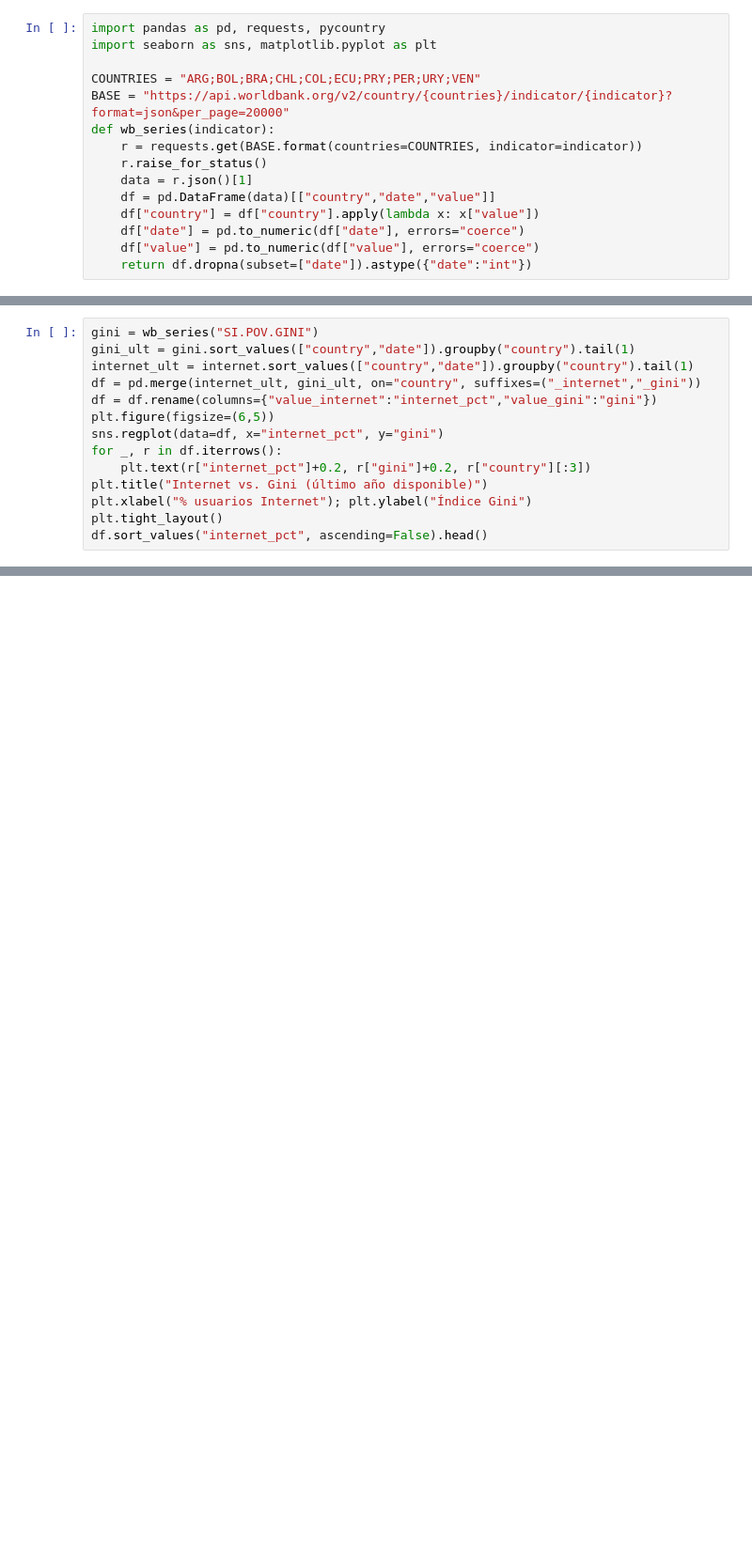
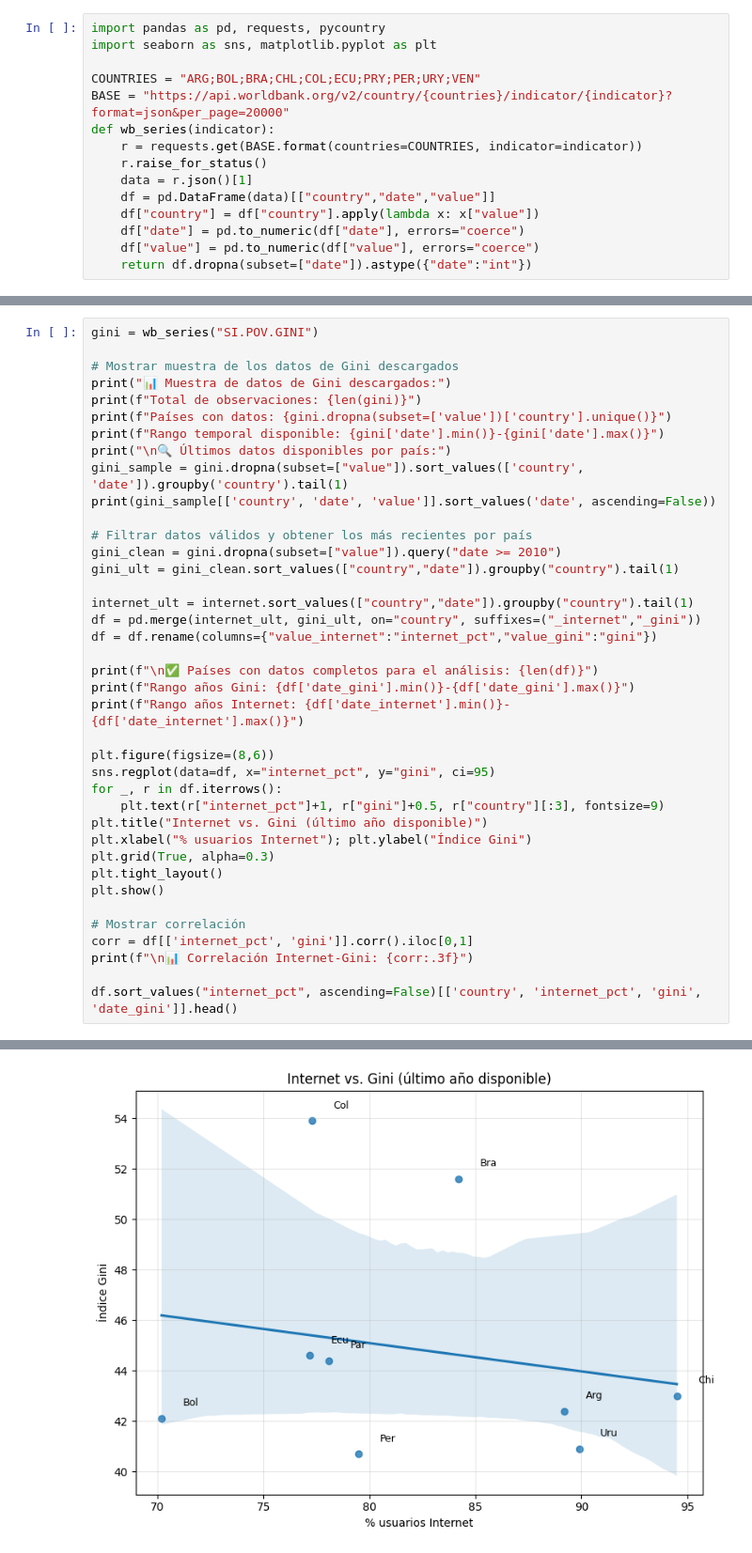
Before and after one commit to alex-roc/social-data-science, a Jupyter notebook: notebook-1.ipynb, the cells around one changed output, grey strips where cells are left out. Shown at 94% size. Saved outputs shown, nothing was run; the diff lists cells and outputs as text; blank space fills up the shorter version.

```diff
--- a/notebook-1.ipynb
+++ b/notebook-1.ipynb
@@ -32,14 +131,40 @@ plt.tight_layout()
 # %%
 gini = wb_series("SI.POV.GINI")
-gini_ult = gini.sort_values(["country","date"]).groupby("country").tail(1)
+
+# Mostrar muestra de los datos de Gini descargados
+print("📊 Muestra de datos de Gini descargados:")
+print(f"Total de observaciones: {len(gini)}")
+print(f"Países con datos: {gini.dropna(subset=['value'])['country'].unique()}")
+print(f"Rango temporal disponible: {gini['date'].min()}-{gini['date'].max()}")
+print("\n🔍 Últimos datos disponibles por país:")
+gini_sample = gini.dropna(subset=["value"]).sort_values(['country', 'date']).groupby('country').tail(1)
+print(gini_sample[['country', 'date', 'value']].sort_values('date', ascending=False))
+
+# Filtrar datos válidos y obtener los más recientes por país
+gini_clean = gini.dropna(subset=["value"]).query("date >= 2010")
+gini_ult = gini_clean.sort_values(["country","date"]).groupby("country").tail(1)
+
 internet_ult = internet.sort_values(["country","date"]).groupby("country").tail(1)
 df = pd.merge(internet_ult, gini_ult, on="country", suffixes=("_internet","_gini"))
 df = df.rename(columns={"value_internet":"internet_pct","value_gini":"gini"})
-plt.figure(figsize=(6,5))
-sns.regplot(data=df, x="internet_pct", y="gini")
+
+print(f"\n✅ Países con datos completos para el análisis: {len(df)}")
+print(f"Rango años Gini: {df['date_gini'].min()}-{df['date_gini'].max()}")
+print(f"Rango años Internet: {df['date_internet'].min()}-{df['date_internet'].max()}")
+
+plt.figure(figsize=(8,6))
+sns.regplot(data=df, x="internet_pct", y="gini", ci=95)
 for _, r in df.iterrows():
-    plt.text(r["internet_pct"]+0.2, r["gini"]+0.2, r["country"][:3])
+    plt.text(r["internet_pct"]+1, r["gini"]+0.5, r["country"][:3], fontsize=9)
 plt.title("Internet vs. Gini (último año disponible)")
 plt.xlabel("% usuarios Internet"); plt.ylabel("Índice Gini")
+plt.grid(True, alpha=0.3)
 plt.tight_layout()
-df.sort_values("internet_pct", ascending=False).head()
+plt.show()
+
+# Mostrar correlación
+corr = df[['internet_pct', 'gini']].corr().iloc[0,1]
+print(f"\n📊 Correlación Internet-Gini: {corr:.3f}")
+
+df.sort_values("internet_pct", ascending=False)[['country', 'internet_pct', 'gini', 'date_gini']].head()
+# %% [output]
@@ -45,0 +188 @@ df.sort_values("internet_pct", ascending=False).head()
+[figure, added]
```
Also changed, not shown: parts of 11 cells of this notebook, 57 other files.
